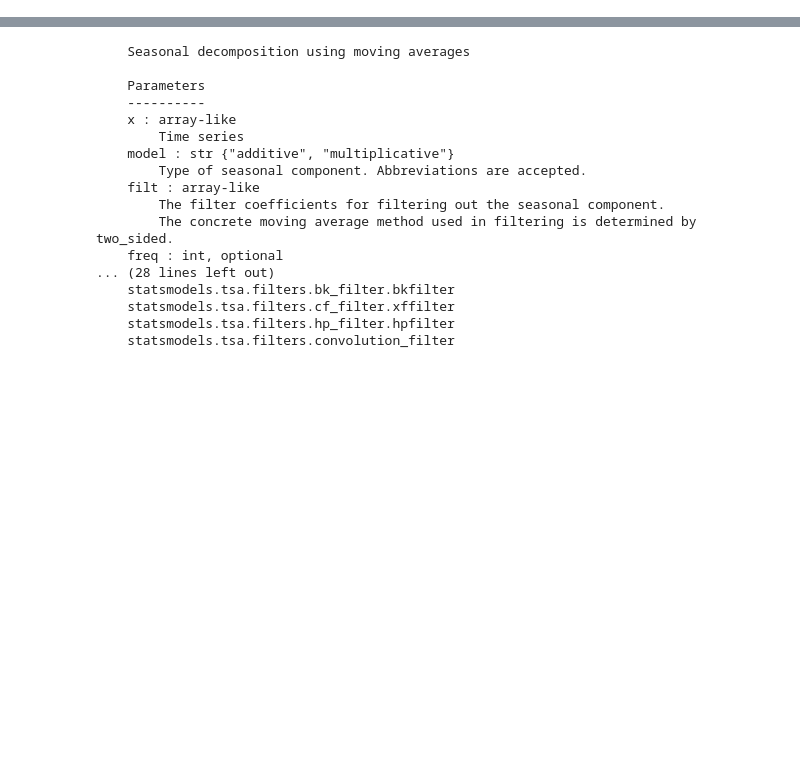
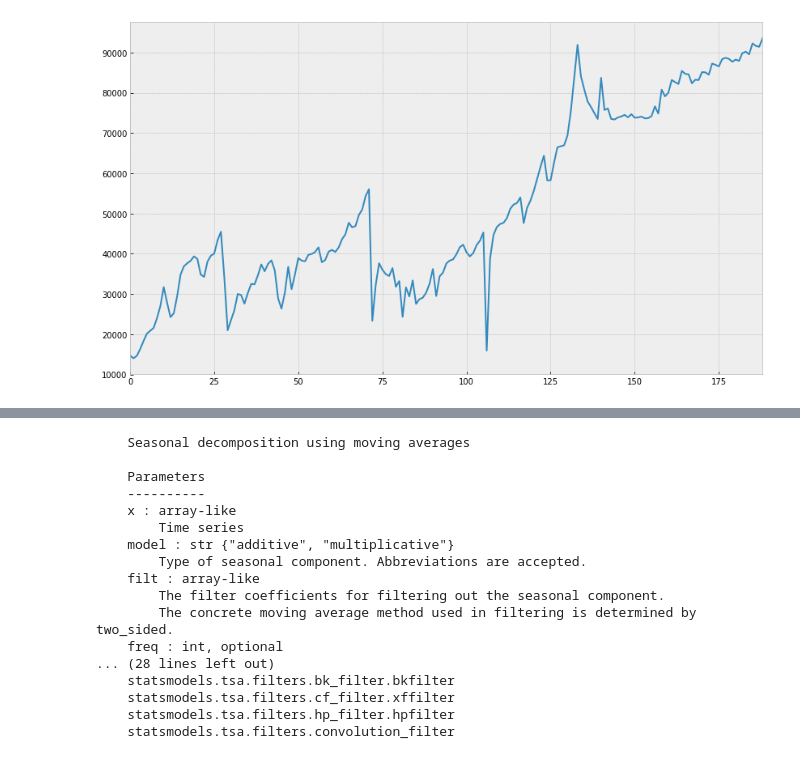
Before and after one commit to MarcusWiilo/capstone_udacity, a Jupyter notebook: capstone_udacity.ipynb, the cells around one changed output, grey strips where cells are left out. Saved outputs shown, nothing was run; the diff lists cells and outputs as text; code cells hidden in the pictures; blank space fills up the shorter version.

```diff
--- a/capstone_udacity.ipynb
+++ b/capstone_udacity.ipynb
@@ -581,0 +272,4 @@ NameError: name 'results_ARIMA' is not defined
+# %%
+data_test['avg_deal_price'].plot(kind='line', figsize=(14, 8));
+# %% [output]
+[figure, added]
```
Also changed, not shown: parts of 108 cells of this notebook, 3 other files.
